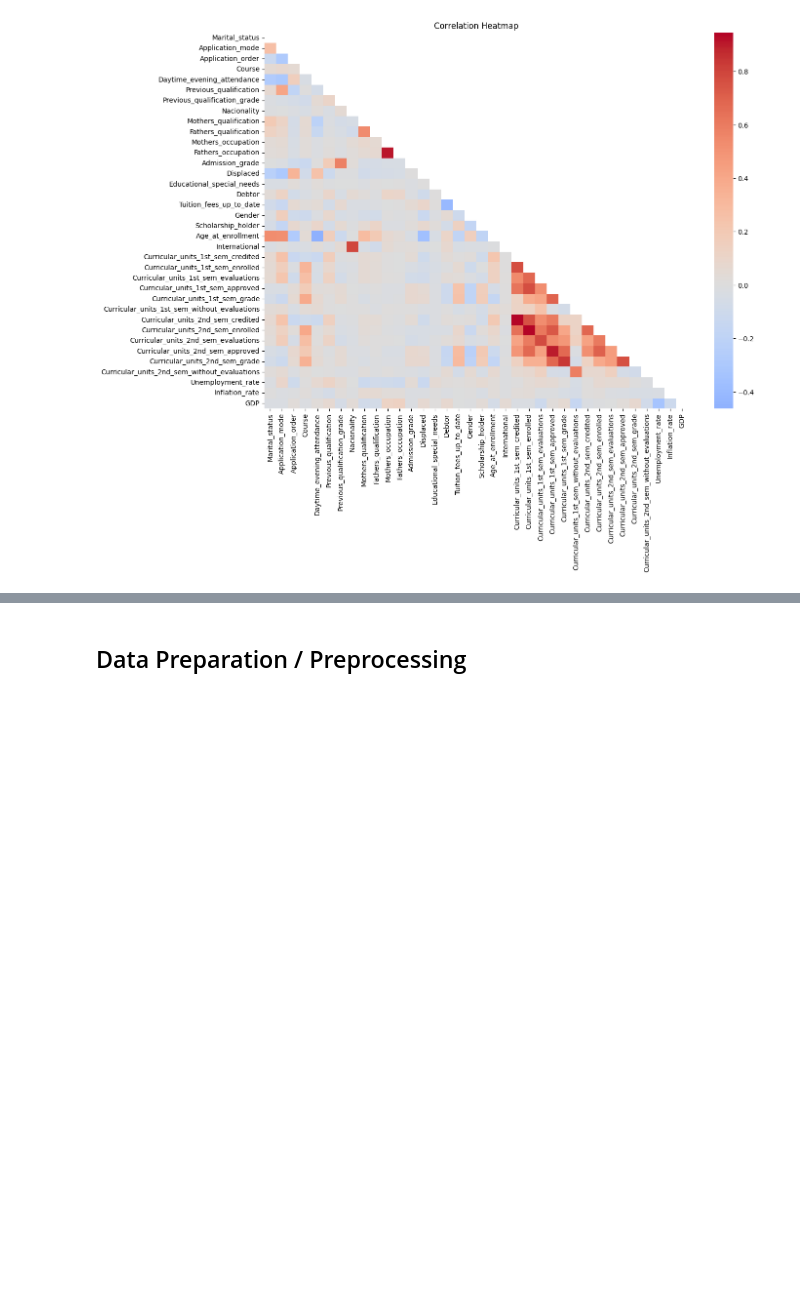
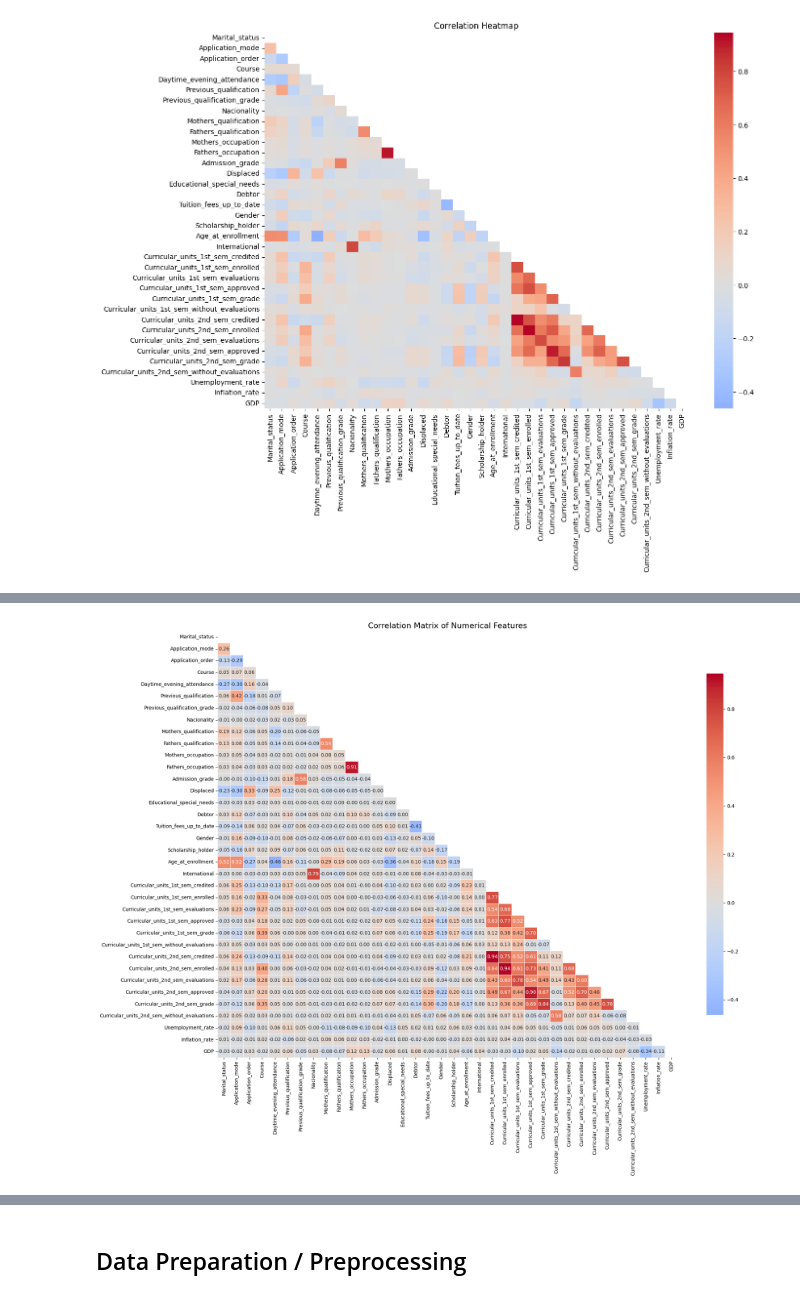
Before and after one commit to diasutsman/Belajar-Penerapan-Data-Science---Menyelesaikan-Permasalahan-Institusi-Pendidikan---Dias-Utsman, a Jupyter notebook: notebook.ipynb, the cells around one changed output, grey strips where cells are left out. Cells and saved outputs as stored; diff of their text form; code cells hidden in the pictures; blank space fills up the shorter version.

```diff
--- a/notebook.ipynb
+++ b/notebook.ipynb
@@ -137,0 +362,80 @@ Summary statistics:
+# %%
+# Correlation heatmap with improved visualization
+plt.figure(figsize=(20, 16))
+
+# Get correlation matrix and mask for upper triangle
+corr_matrix = df[numerical_cols].corr()
+mask = np.triu(np.ones_like(corr_matrix, dtype=bool))
+
+# Plot heatmap with better readability
+sns.heatmap(corr_matrix, mask=mask, annot=True, fmt='.2f', cmap='coolwarm', center=0,
+            linewidths=0.5, cbar_kws={"shrink": .8})
+plt.title('Correlation Matrix of Numerical Features', fontsize=16)
+plt.tight_layout()
+plt.show()
+
+# Identify highly correlated features (|correlation| > 0.7)
+high_corr = corr_matrix.abs().unstack().sort_values(ascending=False)
+high_corr = high_corr[(high_corr < 1.0) & (high_corr > 0.7)]
+if len(high_corr) > 0:
+    print("\nHighly correlated features (|correlation| > 0.7):")
+    display(high_corr)
+
+# Pairplot for key numerical features
+key_features = [
+    'Admission_grade', 'Curricular_units_1st_sem_grade',
+    'Curricular_units_1st_sem_approved', 'Age_at_enrollment'
+]
+
+plt.figure(figsize=(12, 10))
+sns.pairplot(df[key_features + ['Status']], hue='Status', markers=['o', 's', 'D'],
+             plot_kws={'alpha': 0.6}, height=2.5)
+plt.suptitle('Pairplot of Key Features', y=1.02, fontsize=16)
+plt.tight_layout()
+plt.show()
+
+# PCA to view data in 2D (color-coded by Status)
+from sklearn.decomposition import PCA
+from sklearn.preprocessing import StandardScaler
+
+# Prepare data for PCA
+X_pca = df[numerical_cols].fillna(df[numerical_cols].median())
+X_pca_scaled = StandardScaler().fit_transform(X_pca)
+
+# Apply PCA
+pca = PCA(n_components=2)
+pca_result = pca.fit_transform(X_pca_scaled)
+
+# Create DataFrame for plotting
+pca_df = pd.DataFrame(data=pca_result, columns=['PC1', 'PC2'])
+pca_df['Status'] = df['Status'].values
+
+# Plot PCA results
+plt.figure(figsize=(12, 8))
+sns.scatterplot(data=pca_df, x='PC1', y='PC2', hue='Status', style='Status', s=100, alpha=0.7)
+plt.title('PCA: 2D Projection of the Dataset', fontsize=16)
+plt.xlabel(f'Principal Component 1 (Explained Variance: {pca.explained_variance_ratio_[0]:.2%})')
+plt.ylabel(f'Principal Component 2 (Explained Variance: {pca.explained_variance_ratio_[1]:.2%})')
+plt.legend(title='Status', loc='best')
+plt.grid(True, linestyle='--', alpha=0.7)
+plt.tight_layout()
+plt.show()
+
+print(f"\nTotal variance explained by first two principal components: {sum(pca.explained_variance_ratio_):.2%}")
+
+# Feature importance based on principal components
+feature_importance = pd.DataFrame(
+    pca.components_.T,
+    columns=[f'PC{i+1}' for i in range(2)],
+    index=numerical_cols
+)
+
+# Sort features by importance in first PC
+feature_importance['PC1_abs'] = abs(feature_importance['PC1'])
+feature_importance = feature_importance.sort_values('PC1_abs', ascending=False).drop('PC1_abs', axis=1)
+
+# Display top contributing features to PCA
+print("\nTop features contributing to principal components:")
+display(feature_importance.head(10))
+# %% [output]
+[figure, added]
```
Also changed, not shown: parts of 16 cells of this notebook, 1 other file.
